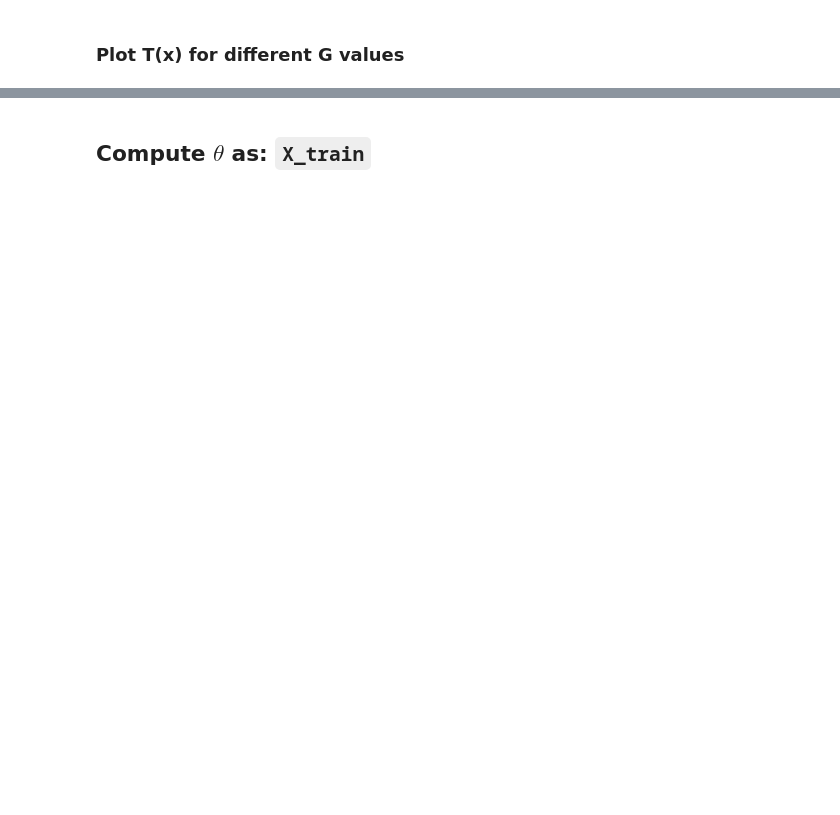
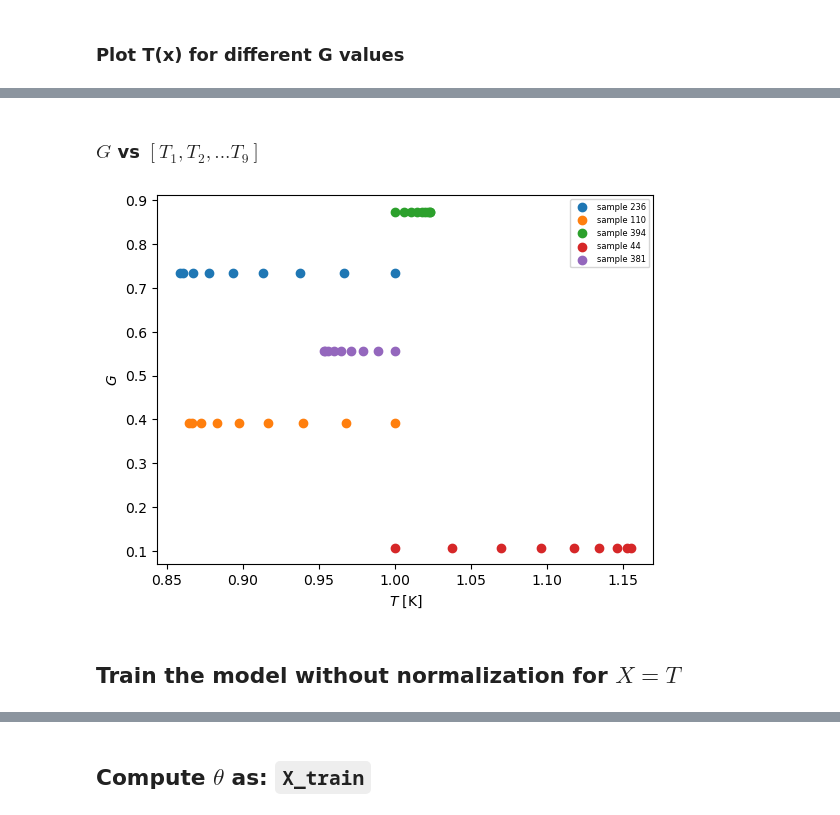
Before and after one commit to mvanzulli/Heat_Transfer_PINN, a Jupyter notebook: playground/Part1.ipynb, the cells around one changed output, grey strips where cells are left out. Cells and saved outputs as stored; diff of their text form; code cells hidden in the pictures; blank space fills up the shorter version.

```diff
--- a/playground/Part1.ipynb
+++ b/playground/Part1.ipynb
@@ -44,3 +47,5 @@ from matplotlib import pyplot as plt
+# %%
+device = torch.device('cuda' if torch.cuda.is_available() else 'cpu')
 # %% [markdown]
 ## Load Data
 # %%
@@ -83,0 +313,25 @@ Y = df_T.to_numpy()
+# %%
+device = 'cpu' # or 'cpu'
+normalization_bool = True
+plot_gif_bool = True
+
+# range for number of data training
+# nun_data_training = range(10,400,10)
+nun_data_training = range(10,400,120)
+
+# model hyper-params
+num_epochs = 20000
+num_of_neurons = 32
+num_of_hidden_layers = 6
+
+# result arrays to be filled
+testing_error = np.zeros(len(nun_data_training))
+elapsed_time = np.zeros_like(testing_error)
+loss = np.zeros((len(nun_data_training),num_epochs))
+nets = []
+
+for i,num_data in enumerate(nun_data_training):
+    loss[i,:], testing_error[i], elapsed_time[i], net = train_test_model(
+        num_data, num_of_neurons, num_of_hidden_layers, num_epochs, X_train, Y_train, X_test, Y_test, device,
+        plot_gif_bool, normalization_bool)
+    nets.append(net)
@@ -98,0 +356,22 @@ plt.show()
+# %% [markdown]
+   ### $G$ vs $[T_1, T_2,... T_9]$
+# %%
+num_sample_plots = 5
+aux_ones = np.ones((X_train.shape[1],))
+
+for sample in range(num_sample_plots):
+    random_sample = np.random.randint(0, X_train.shape[0])
+    label = "sample {}".format(random_sample)
+    Y_plot = Y_train[random_sample][0] * aux_ones
+    plt.scatter(X_train[random_sample,:], Y_plot, label = label)
+
+
+plt.legend(loc = 'lower left')
+plt.xlabel(r'$T$ [K]')
+plt.ylabel(r'$G$')
+plt.legend(loc='best', prop={'size': 6})
+plt.show()
+# %% [output]
+[figure, added]
+# %% [markdown]
+## Train the model without normalization for $X = T$
```
Also changed, not shown: parts of 40 cells of this notebook.
